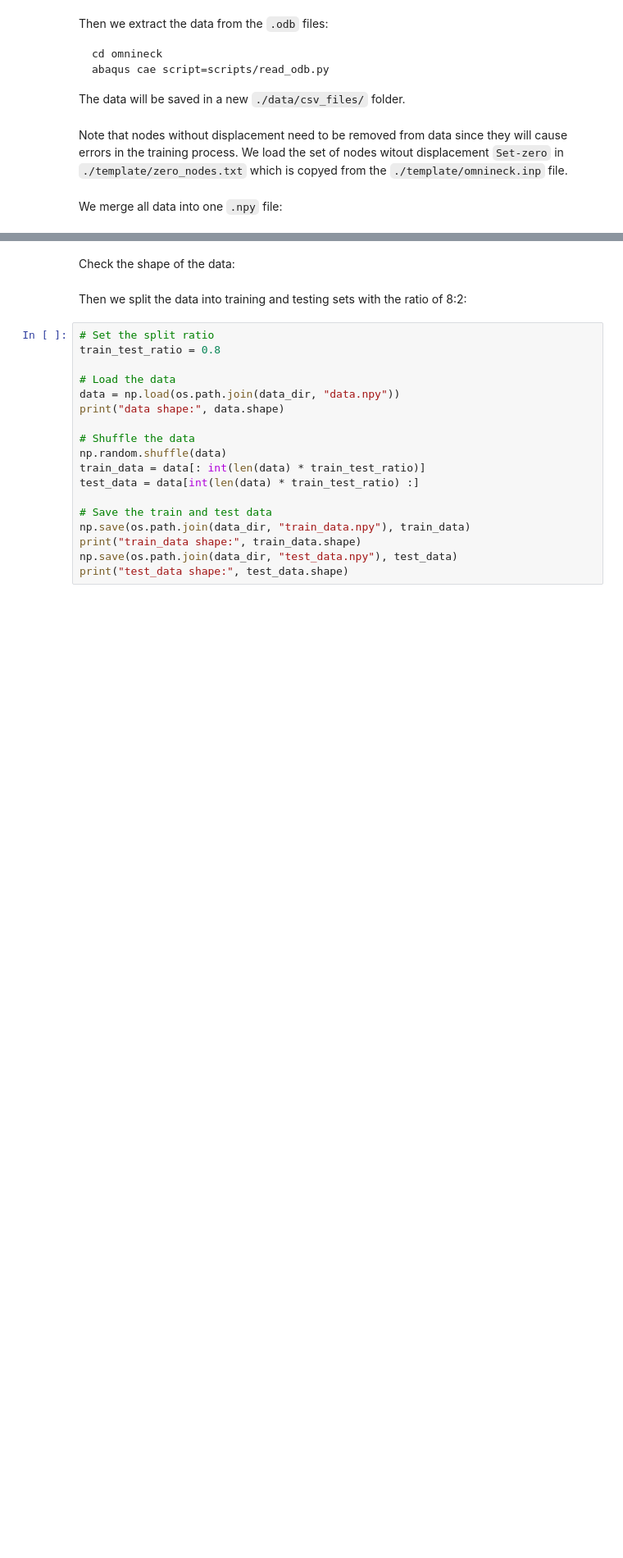
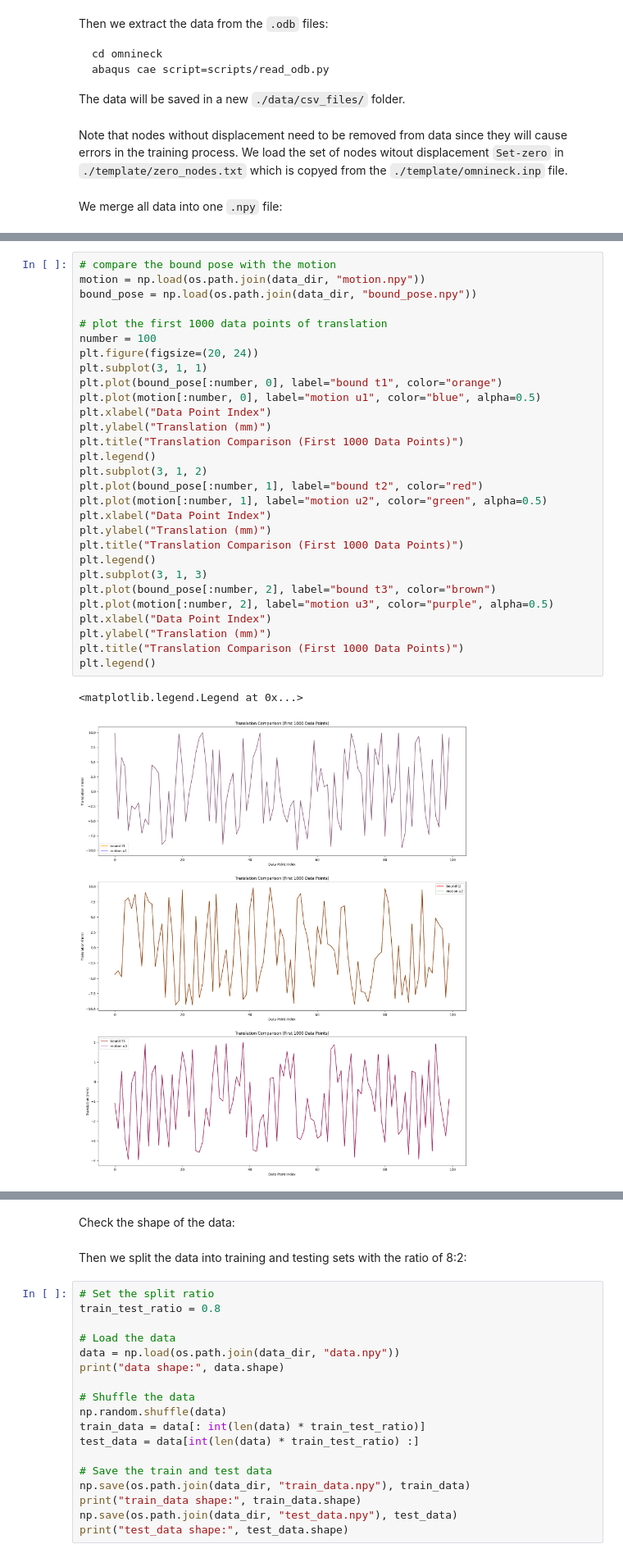
Before and after one commit to han-xudong/omnineck, a Jupyter notebook: docs/training.ipynb, the cells around one changed output, grey strips where cells are left out. Shown at 82% size. Drawn from its saved outputs; the diff is of its cells as text; blank space fills up the shorter version.

```diff
--- a/docs/training.ipynb
+++ b/docs/training.ipynb
@@ -764,3 +785,35 @@ print("bound_pose_list shape:", bound_pose_list.shape)
+# %%
+# compare the bound pose with the motion
+motion = np.load(os.path.join(data_dir, "motion.npy"))
+bound_pose = np.load(os.path.join(data_dir, "bound_pose.npy"))
+
+# plot the first 1000 data points of translation
+number = 100
+plt.figure(figsize=(20, 24))
+plt.subplot(3, 1, 1)
+plt.plot(bound_pose[:number, 0], label="bound t1", color="orange")
+plt.plot(motion[:number, 0], label="motion u1", color="blue", alpha=0.5)
+plt.xlabel("Data Point Index")
+plt.ylabel("Translation (mm)")
+plt.title("Translation Comparison (First 1000 Data Points)")
+plt.legend()
+plt.subplot(3, 1, 2)
+plt.plot(bound_pose[:number, 1], label="bound t2", color="red")
+plt.plot(motion[:number, 1], label="motion u2", color="green", alpha=0.5)
+plt.xlabel("Data Point Index")
+plt.ylabel("Translation (mm)")
+plt.title("Translation Comparison (First 1000 Data Points)")
+plt.legend()
+plt.subplot(3, 1, 3)
+plt.plot(bound_pose[:number, 2], label="bound t3", color="brown")
+plt.plot(motion[:number, 2], label="motion u3", color="purple", alpha=0.5)
+plt.xlabel("Data Point Index")
+plt.ylabel("Translation (mm)")
+plt.title("Translation Comparison (First 1000 Data Points)")
+plt.legend()
+# %% [output]
+<matplotlib.legend.Legend at 0x...>
+[figure, added]
 # %%
 # Load the motion, force, and surface_node data
 motion = np.load(os.path.join(data_dir, "motion.npy"))
```
Also changed, not shown: parts of 5 cells of this notebook, 5 other files.
